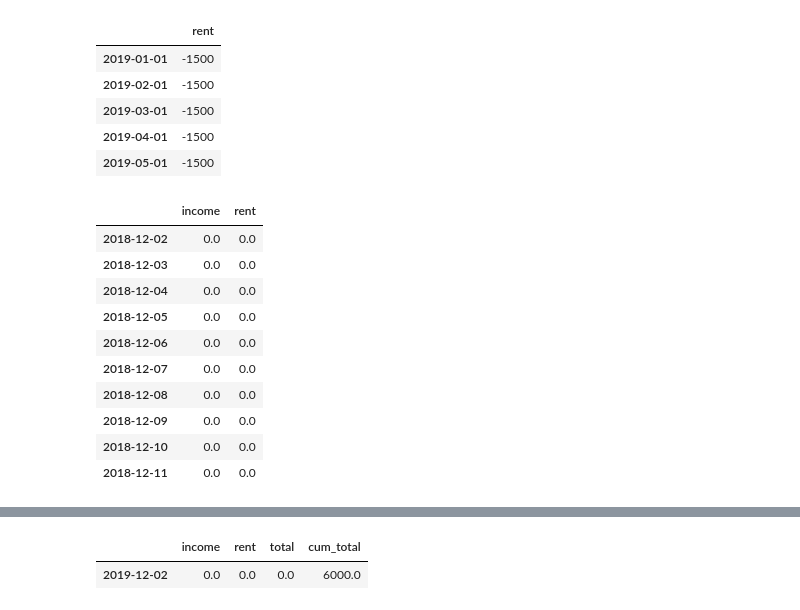
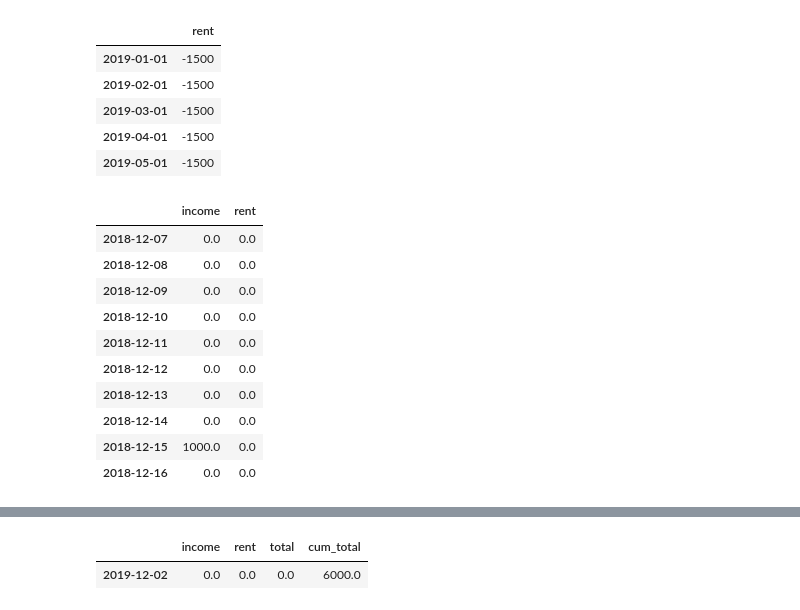
Before and after one commit to mvrieze/bbb, a Jupyter notebook: bbb_minneframa_maxhumber.ipynb, the cells around one changed output, grey strips where cells are left out. Drawn from its saved outputs; the diff is of its cells as text; code cells hidden in the pictures.

```diff
--- a/bbb_minneframa_maxhumber.ipynb
+++ b/bbb_minneframa_maxhumber.ipynb
@@ -176,19 +162,19 @@ rent.head()
 # %%
 calendar = pd.concat([calendar, income], axis=1).fillna(0)
 calendar = pd.concat([calendar, rent], axis=1).fillna(0)
-calendar.head(10)
+calendar.iloc[5:15]
 # %% [output]
 |  | income | rent |
-| 2018-12-02 | 0.0 | 0.0 |
-| 2018-12-03 | 0.0 | 0.0 |
-| 2018-12-04 | 0.0 | 0.0 |
-| 2018-12-05 | 0.0 | 0.0 |
-| 2018-12-06 | 0.0 | 0.0 |
 | 2018-12-07 | 0.0 | 0.0 |
 | 2018-12-08 | 0.0 | 0.0 |
 | 2018-12-09 | 0.0 | 0.0 |
 | 2018-12-10 | 0.0 | 0.0 |
 | 2018-12-11 | 0.0 | 0.0 |
+| 2018-12-12 | 0.0 | 0.0 |
+| 2018-12-13 | 0.0 | 0.0 |
+| 2018-12-14 | 0.0 | 0.0 |
+| 2018-12-15 | 1000.0 | 0.0 |
+| 2018-12-16 | 0.0 | 0.0 |
 # %% [markdown]
 ![](https://media.giphy.com/media/3o7btObApReFdPILwk/giphy.gif)
 # %%
```
Also changed, not shown: parts of 21 cells of this notebook, 1 other file.
